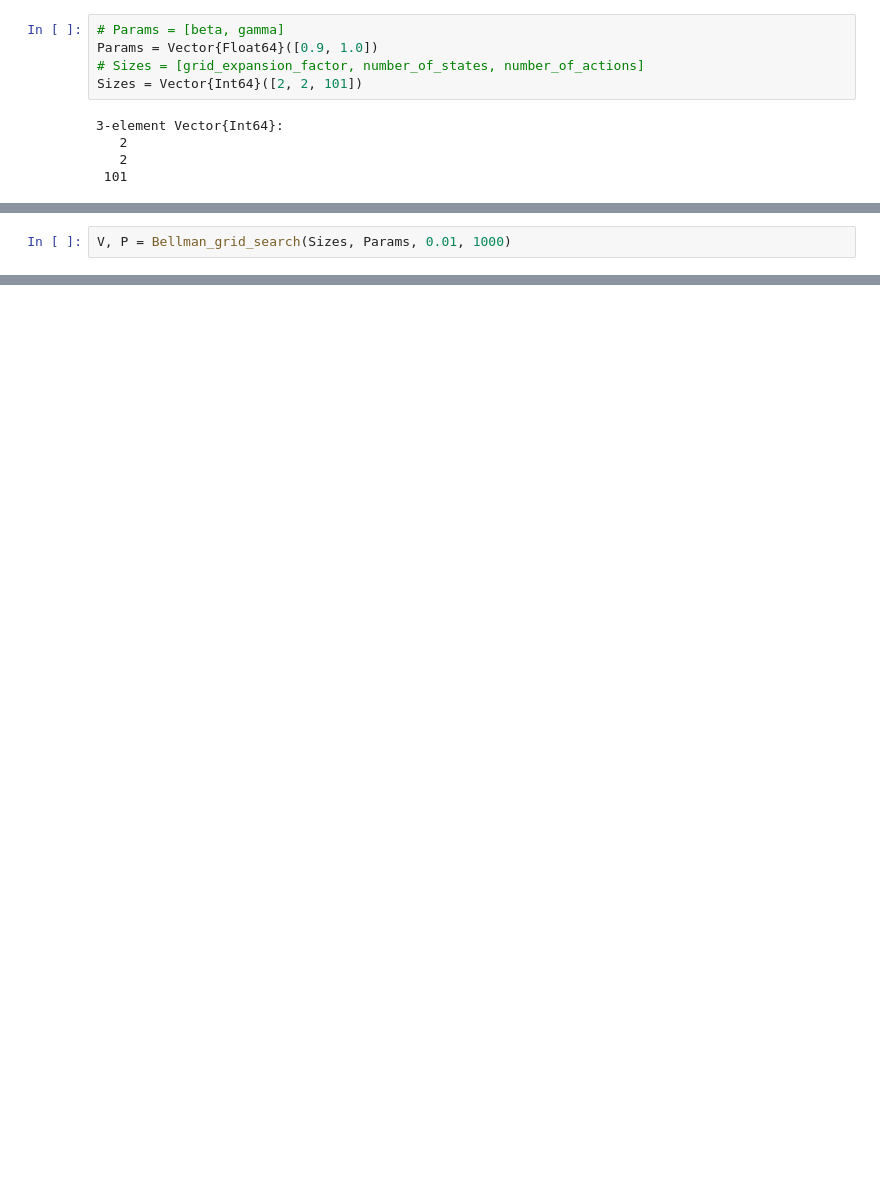
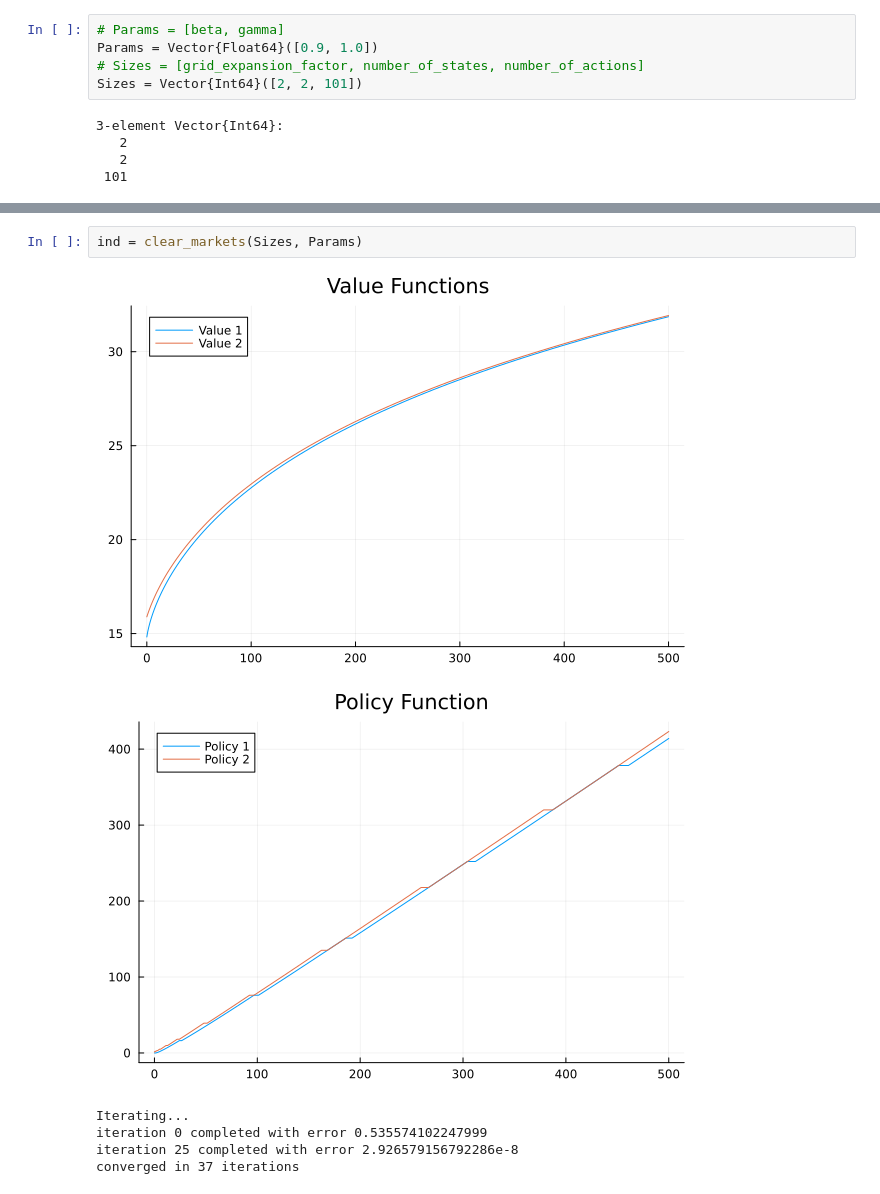
Before and after one commit to sgcbayli024/macro_labour, a Jupyter notebook: alternate_hw1.ipynb, the cells around one changed output, grey strips where cells are left out. Saved outputs shown, nothing was run; the diff lists cells and outputs as text; blank space fills up the shorter version.

Commit message:
vfi solved; now need to clear markets

```diff
--- a/alternate_hw1.ipynb
+++ b/alternate_hw1.ipynb
@@ -133,2 +148,0 @@ Bellman_grid_search (generic function with 1 method)
-# %%
-V, P = Bellman_grid_search(Sizes, Params, 0.01, 1000)
@@ -136,0 +231,9 @@ V, P = Bellman_grid_search(Sizes, Params, 0.01, 1000)
+# %%
+ind = clear_markets(Sizes, Params)
+# %% [output]
+[figure, added]
+[figure, added]
+Iterating...
+iteration 0 completed with error 0.535574102247999
+iteration 25 completed with error 2.926579156792286e-8
+converged in 37 iterations
```
Also changed, not shown: parts of 10 cells of this notebook.
